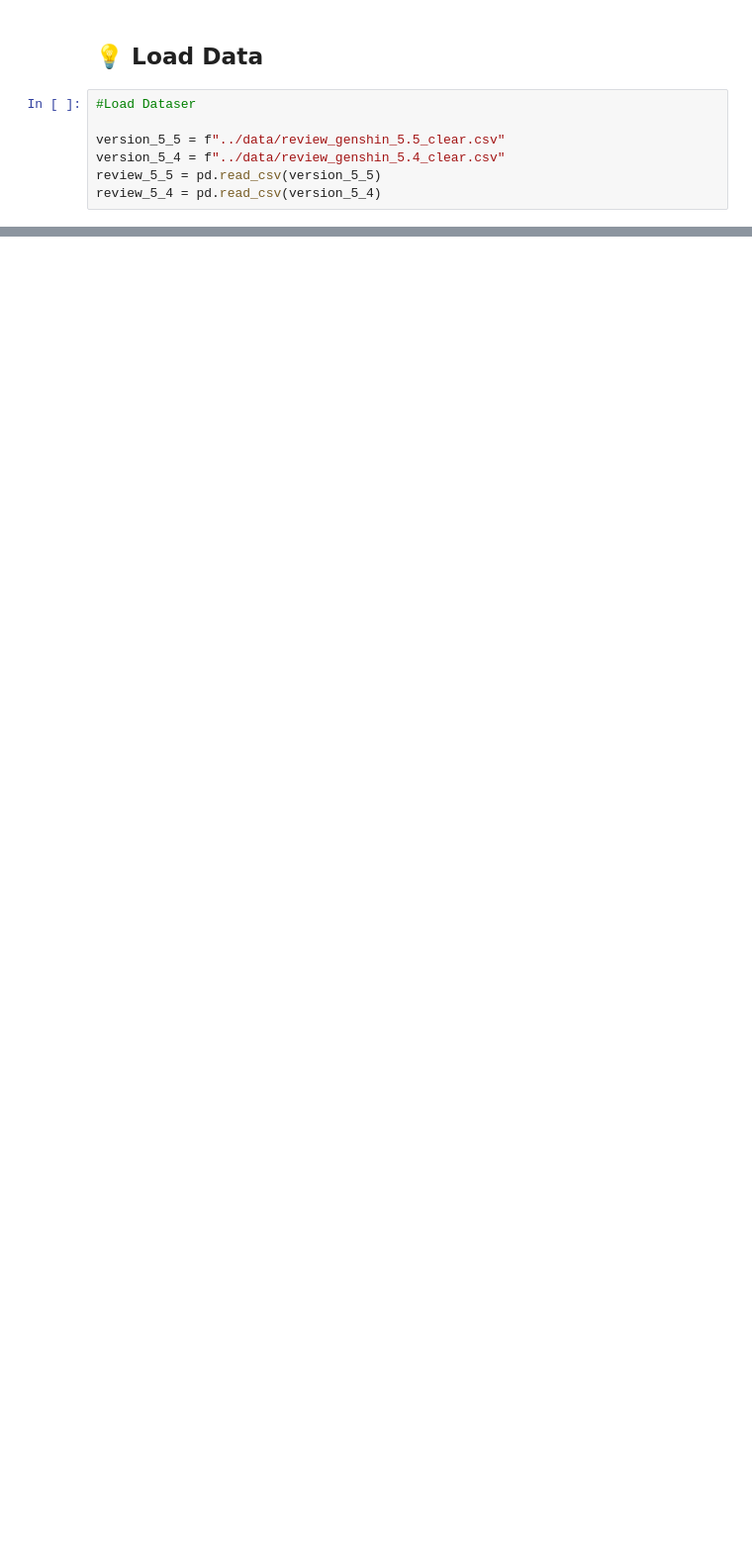
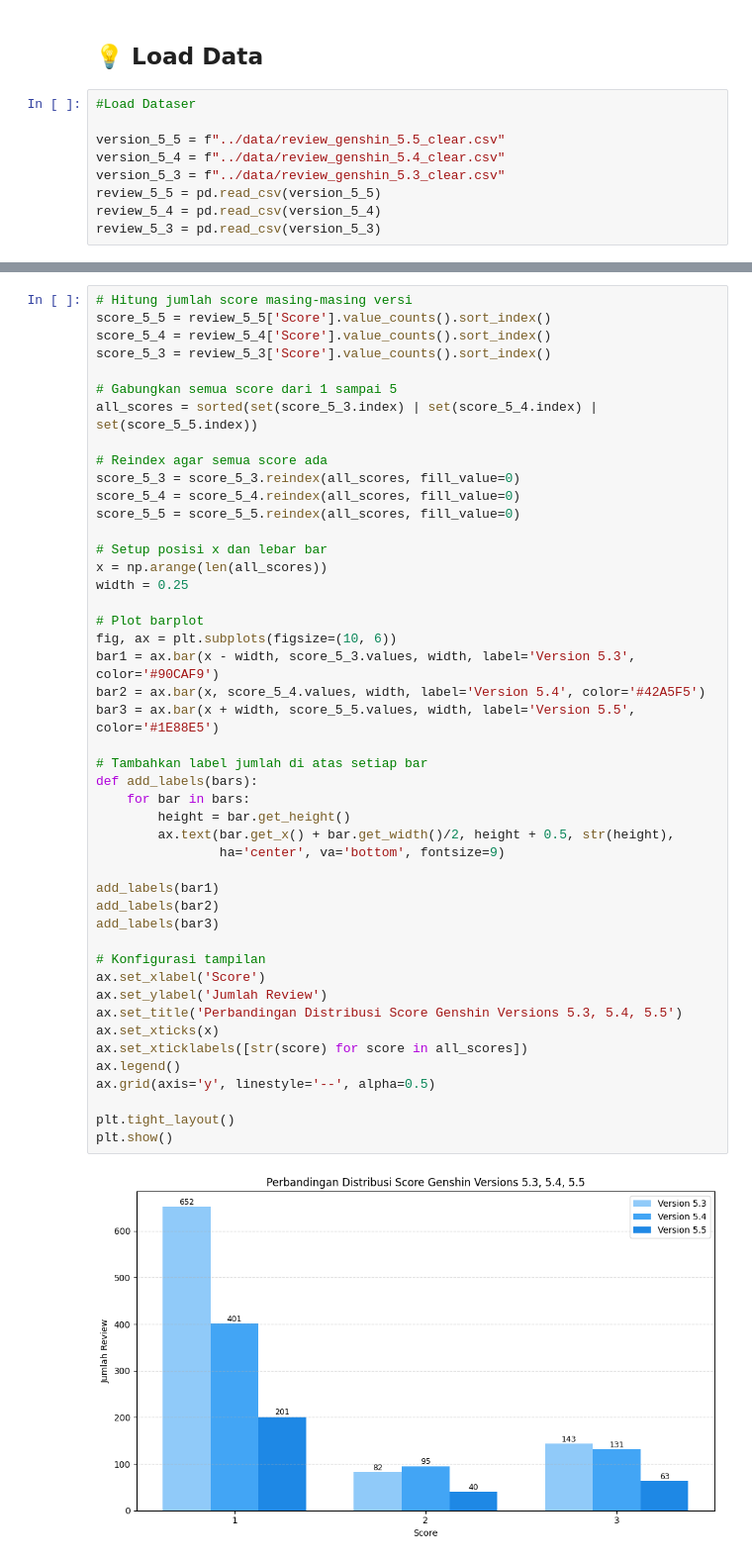
Before and after one commit to hafizumiru/genshin-review-analysis, a Jupyter notebook: notebooks/data_analisis.ipynb, the cells around one changed output, grey strips where cells are left out. Shown at 99% size. Drawn from its saved outputs; the diff is of its cells as text; blank space fills up the shorter version.

```diff
--- a/notebooks/data_analisis.ipynb
+++ b/notebooks/data_analisis.ipynb
@@ -10,5 +12,7 @@ import numpy as np
 
 version_5_5 = f"../data/review_genshin_5.5_clear.csv"
 version_5_4 = f"../data/review_genshin_5.4_clear.csv"
+version_5_3 = f"../data/review_genshin_5.3_clear.csv"
 review_5_5 = pd.read_csv(version_5_5)
 review_5_4 = pd.read_csv(version_5_4)
+review_5_3 = pd.read_csv(version_5_3)
@@ -59,3 +19,51 @@ plt.show()
+# %%
+# Hitung jumlah score masing-masing versi
+score_5_5 = review_5_5['Score'].value_counts().sort_index()
+score_5_4 = review_5_4['Score'].value_counts().sort_index()
+score_5_3 = review_5_3['Score'].value_counts().sort_index()
+
+# Gabungkan semua score dari 1 sampai 5
+all_scores = sorted(set(score_5_3.index) | set(score_5_4.index) | set(score_5_5.index))
+
+# Reindex agar semua score ada
+score_5_3 = score_5_3.reindex(all_scores, fill_value=0)
+score_5_4 = score_5_4.reindex(all_scores, fill_value=0)
+score_5_5 = score_5_5.reindex(all_scores, fill_value=0)
+
+# Setup posisi x dan lebar bar
+x = np.arange(len(all_scores))
+width = 0.25
+
+# Plot barplot
+fig, ax = plt.subplots(figsize=(10, 6))
+bar1 = ax.bar(x - width, score_5_3.values, width, label='Version 5.3', color='#90CAF9')
+bar2 = ax.bar(x, score_5_4.values, width, label='Version 5.4', color='#42A5F5')
+bar3 = ax.bar(x + width, score_5_5.values, width, label='Version 5.5', color='#1E88E5')
+
+# Tambahkan label jumlah di atas setiap bar
+def add_labels(bars):
+    for bar in bars:
+        height = bar.get_height()
+        ax.text(bar.get_x() + bar.get_width()/2, height + 0.5, str(height),
+                ha='center', va='bottom', fontsize=9)
+
+add_labels(bar1)
+add_labels(bar2)
+add_labels(bar3)
+
+# Konfigurasi tampilan
+ax.set_xlabel('Score')
+ax.set_ylabel('Jumlah Review')
+ax.set_title('Perbandingan Distribusi Score Genshin Versions 5.3, 5.4, 5.5')
+ax.set_xticks(x)
+ax.set_xticklabels([str(score) for score in all_scores])
+ax.legend()
+ax.grid(axis='y', linestyle='--', alpha=0.5)
+
+plt.tight_layout()
+plt.show()
+# %% [output]
+[figure, added]
 # %%
 # Daftar file dan versi
 version_files = {
```
Also changed, not shown: parts of 4 cells of this notebook, 6 other files.
